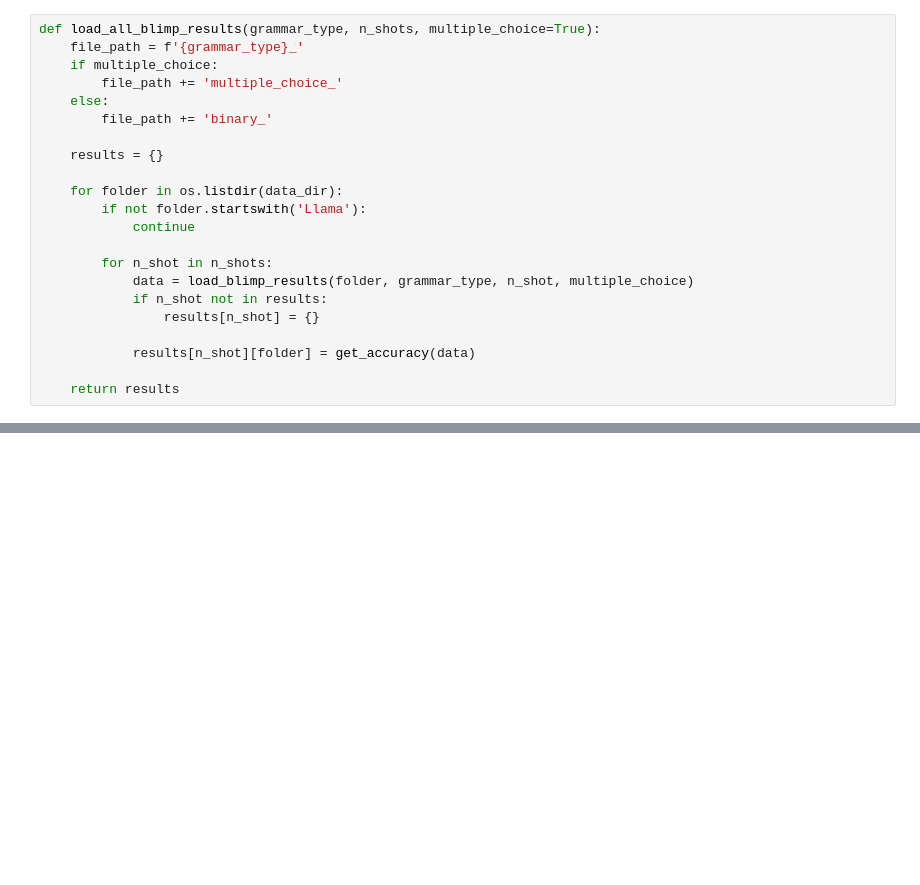
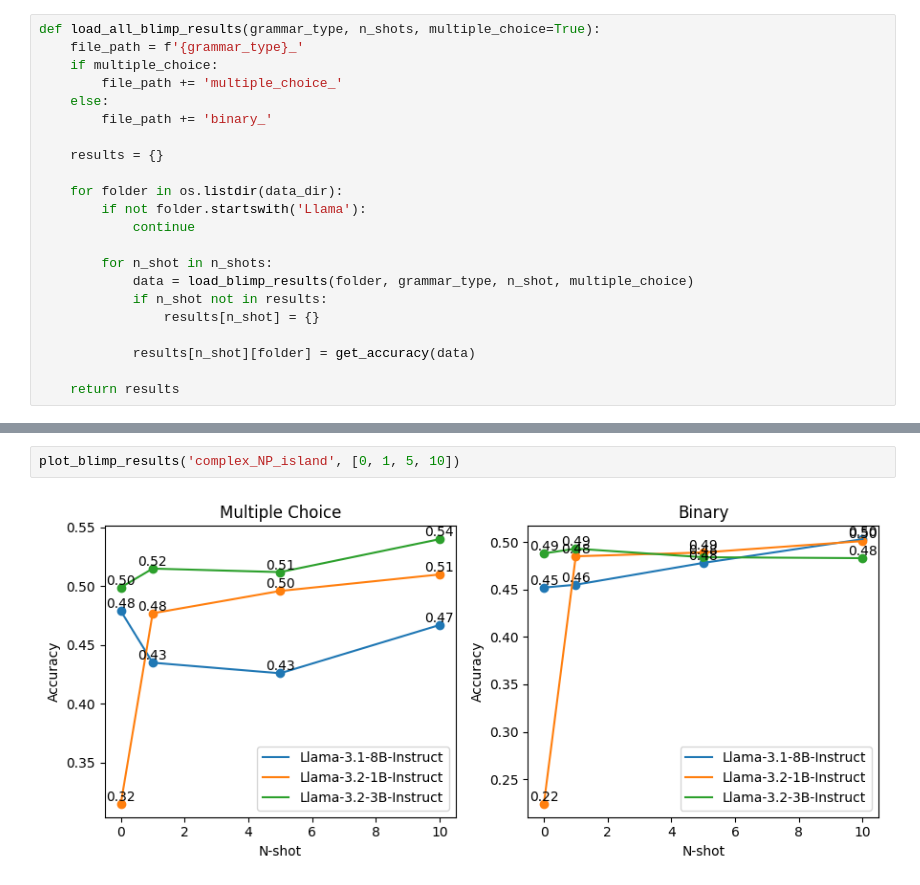
Before and after one commit to cpratim/LLM-Grammar-Embeddings, a Jupyter notebook: src/blimp_results.ipynb, the cells around one changed output, grey strips where cells are left out. Cells and saved outputs as stored; diff of their text form; blank space fills up the shorter version.

```diff
--- a/src/blimp_results.ipynb
+++ b/src/blimp_results.ipynb
@@ -118,0 +94,4 @@ plot_blimp_results(multiple_choice_results, binary_results)
+# %%
+plot_blimp_results('complex_NP_island', [0, 1, 5, 10])
+# %% [output]
+[figure, added]
```
Also changed, not shown: parts of 8 cells of this notebook, 15 other files.
